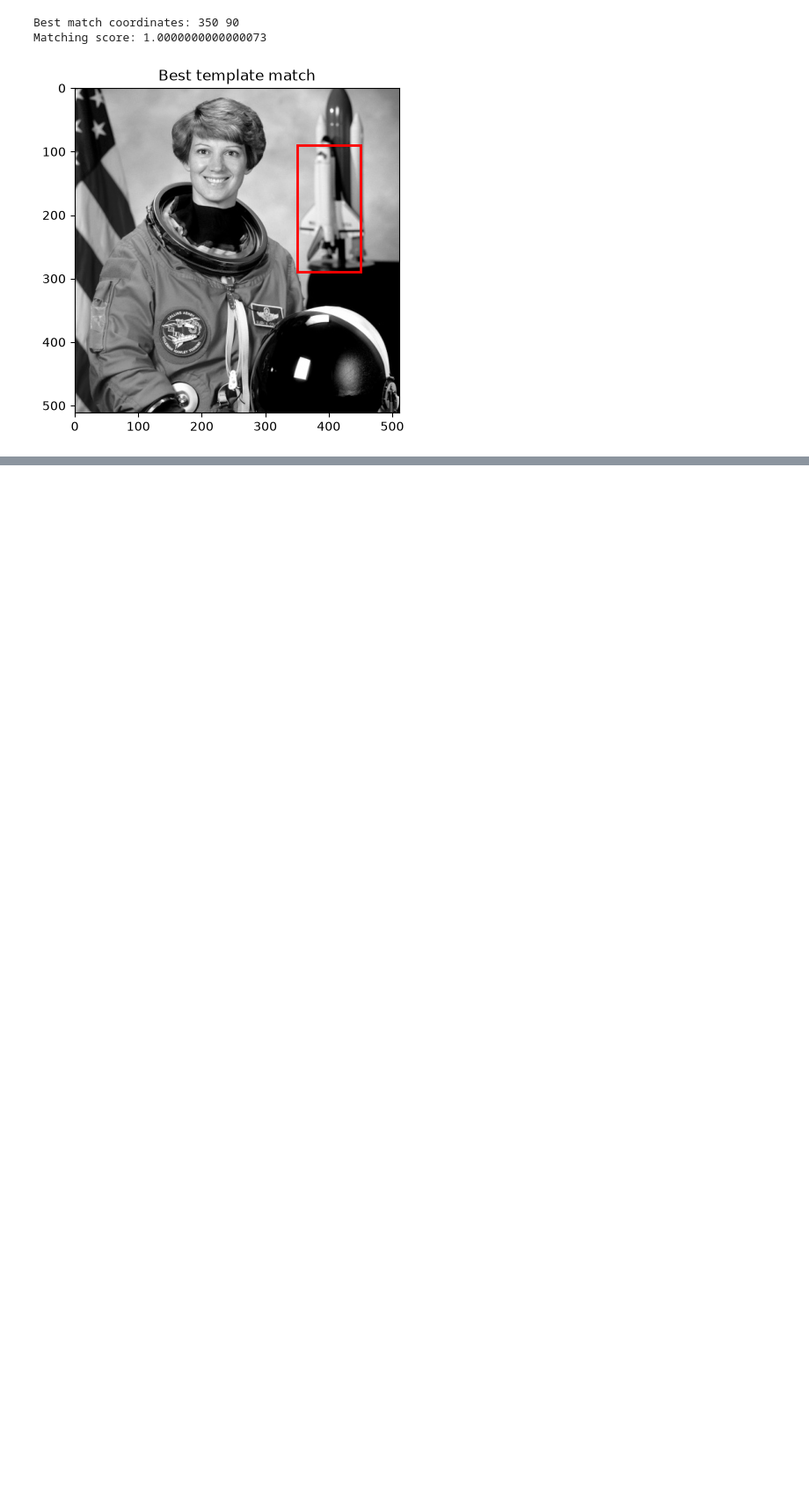
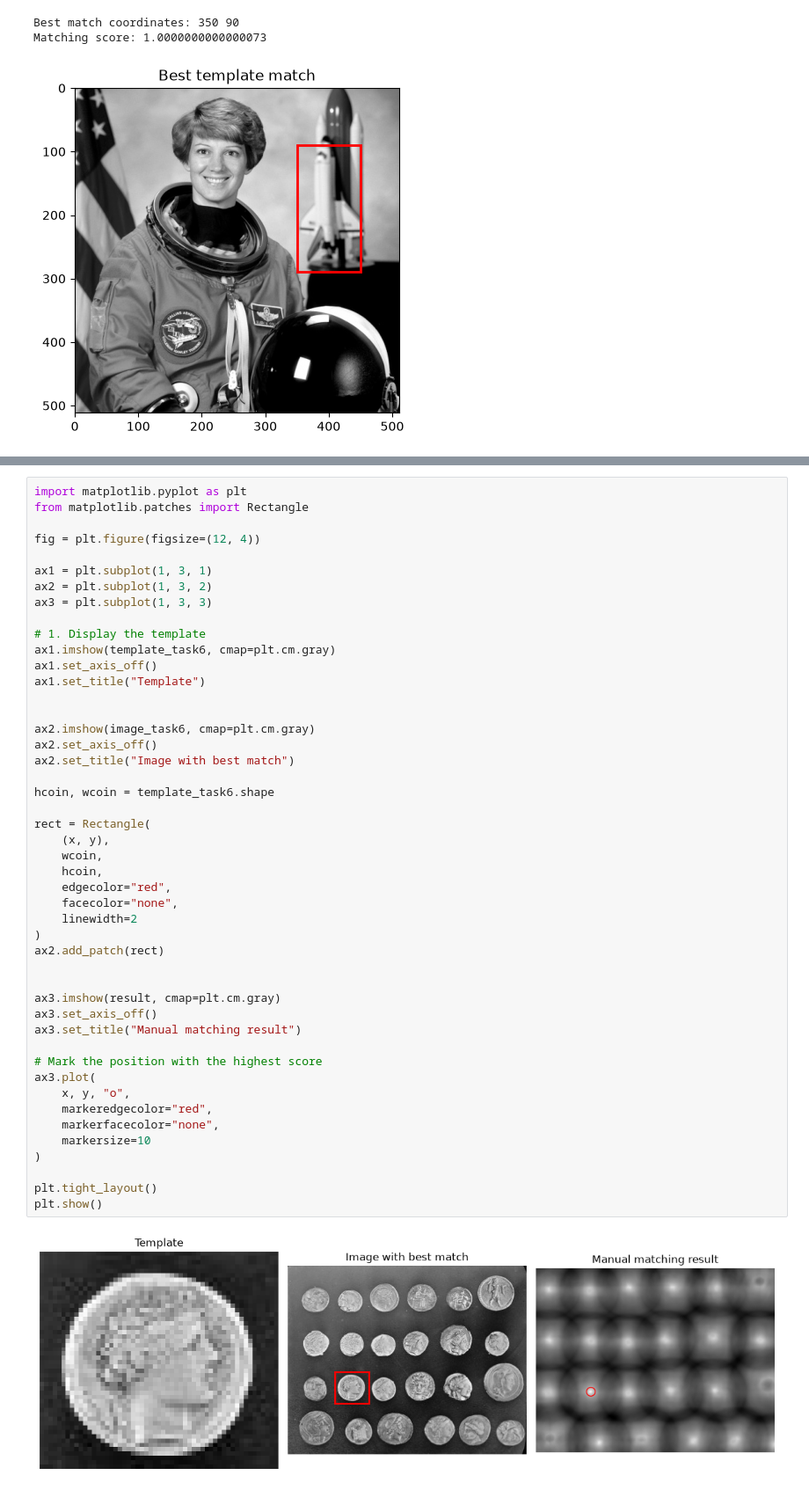
Before and after one commit to vamsik1606/Ai_programmin_course, a Jupyter notebook: lab4/lab4_grp18.ipynb, the cells around one changed output, grey strips where cells are left out. Shown at 88% size. Cells and saved outputs as stored; diff of their text form; blank space fills up the shorter version.

Commit message:
added task 6 correctly

```diff
--- a/lab4/lab4_grp18.ipynb
+++ b/lab4/lab4_grp18.ipynb
@@ -292,0 +342,49 @@ Matching score: 1.0000000000000073
+# %%
+import matplotlib.pyplot as plt
+from matplotlib.patches import Rectangle
+
+fig = plt.figure(figsize=(12, 4))
+
+ax1 = plt.subplot(1, 3, 1)
+ax2 = plt.subplot(1, 3, 2)
+ax3 = plt.subplot(1, 3, 3)
+
+# 1. Display the template
+ax1.imshow(template_task6, cmap=plt.cm.gray)
+ax1.set_axis_off()
+ax1.set_title("Template")
+
+
+ax2.imshow(image_task6, cmap=plt.cm.gray)
+ax2.set_axis_off()
+ax2.set_title("Image with best match")
+
+hcoin, wcoin = template_task6.shape
+
+rect = Rectangle(
+    (x, y),
+    wcoin,
+    hcoin,
+    edgecolor="red",
+    facecolor="none",
+    linewidth=2
+)
+ax2.add_patch(rect)
+
+
+ax3.imshow(result, cmap=plt.cm.gray)
+ax3.set_axis_off()
+ax3.set_title("Manual matching result")
+
+# Mark the position with the highest score
+ax3.plot(
+    x, y, "o",
+    markeredgecolor="red",
+    markerfacecolor="none",
+    markersize=10
+)
+
+plt.tight_layout()
+plt.show()
+# %% [output]
+[figure, added]
```
Also changed, not shown: parts of 2 cells of this notebook.
